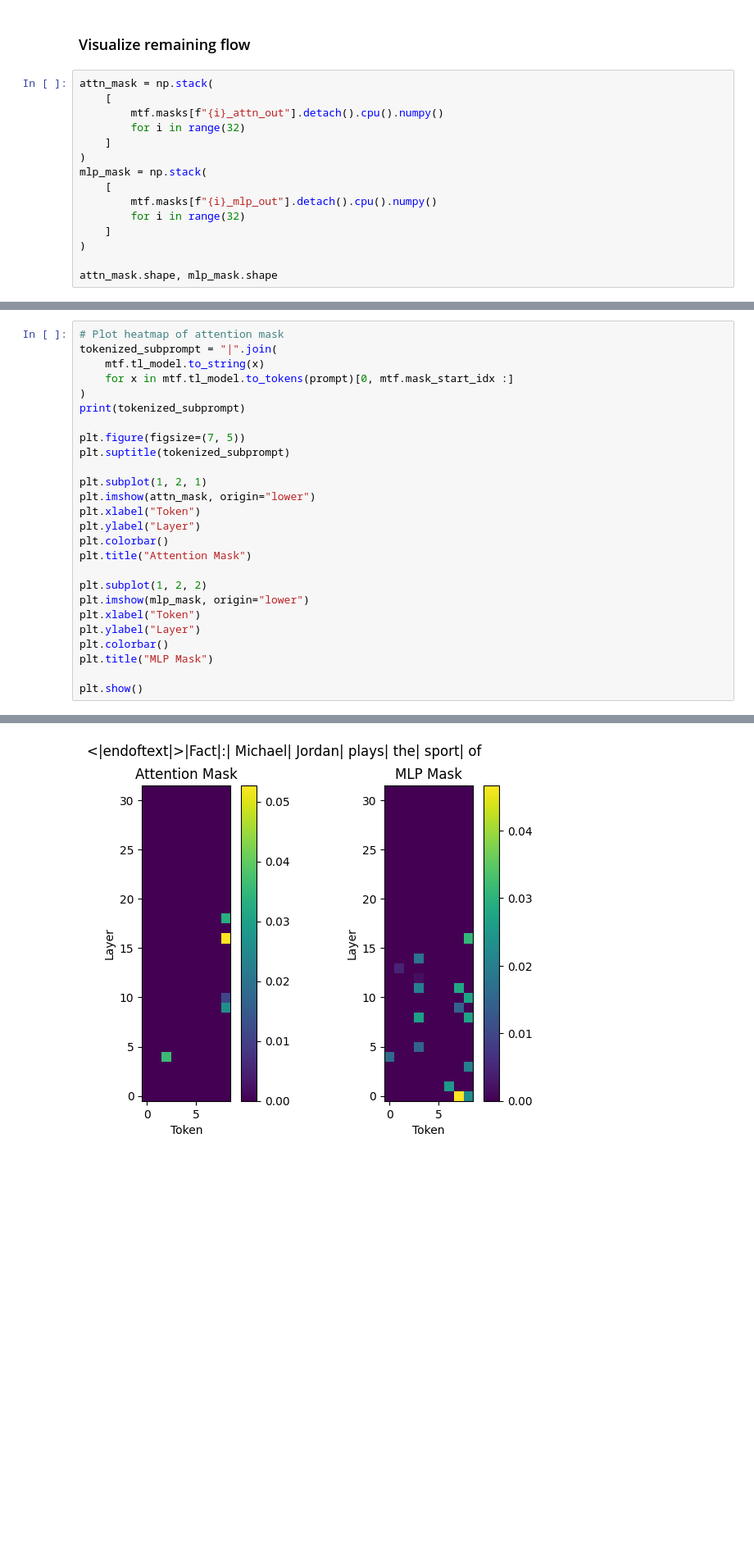
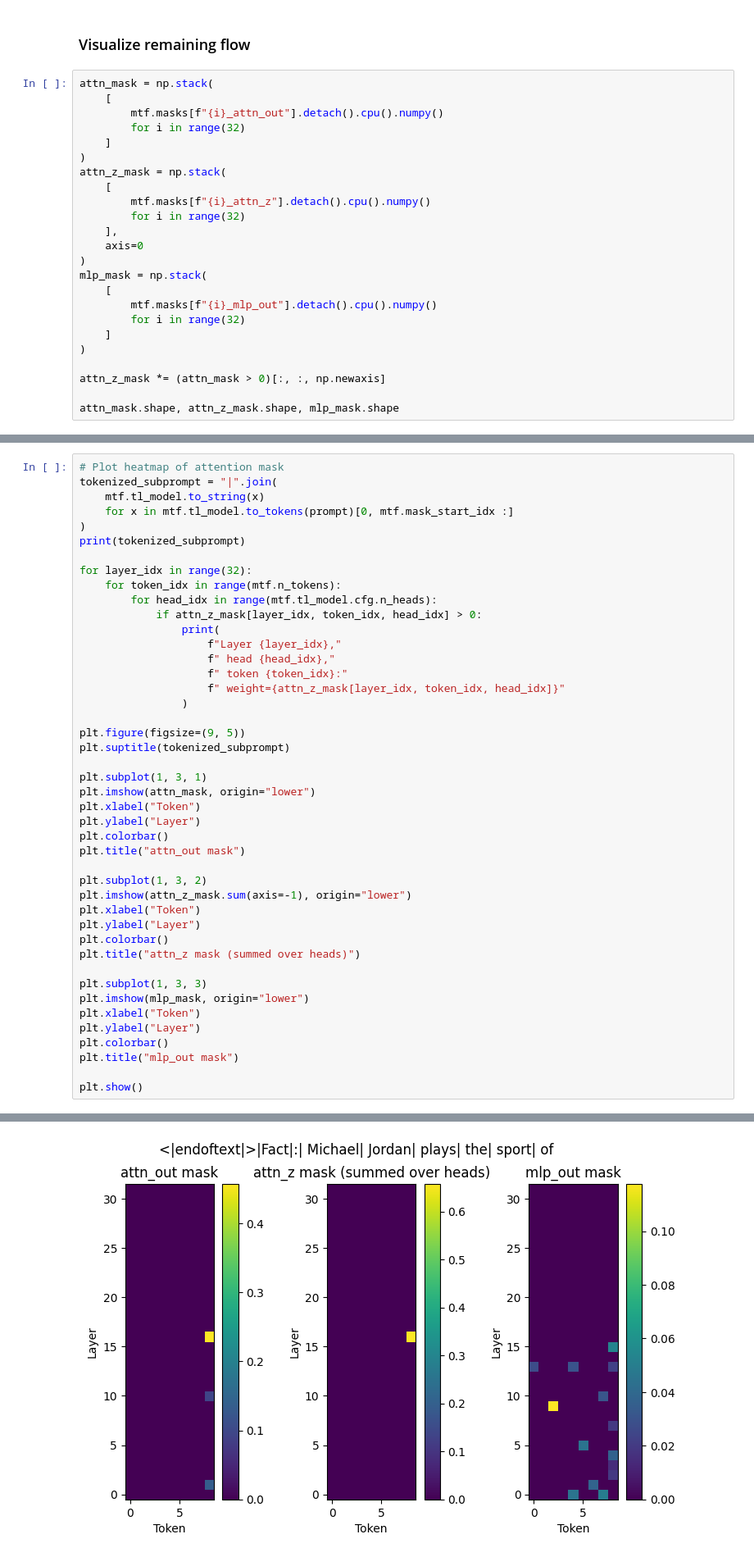
Before and after one commit to ed1d1a8d/prompt-injection-interp, a Jupyter notebook: notebooks/subnet-flow-pythia.ipynb, the cells around one changed output, grey strips where cells are left out. Shown at 82% size. Saved outputs shown, nothing was run; the diff lists cells and outputs as text; blank space fills up the shorter version.

Commit message:
Head based masking!

```diff
--- a/notebooks/subnet-flow-pythia.ipynb
+++ b/notebooks/subnet-flow-pythia.ipynb
@@ -256,6 +251,13 @@ attn_mask = np.stack(
         mtf.masks[f"{i}_attn_out"].detach().cpu().numpy()
         for i in range(32)
     ]
+)
+attn_z_mask = np.stack(
+    [
+        mtf.masks[f"{i}_attn_z"].detach().cpu().numpy()
+        for i in range(32)
+    ],
+    axis=0
 )
 mlp_mask = np.stack(
     [
@@ -264,5 +266,7 @@ mlp_mask = np.stack(
     ]
 )
 
-attn_mask.shape, mlp_mask.shape
+attn_z_mask *= (attn_mask > 0)[:, :, np.newaxis]
+
+attn_mask.shape, attn_z_mask.shape, mlp_mask.shape
 # %% [output]
@@ -275,22 +279,40 @@ tokenized_subprompt = "|".join(
 )
 print(tokenized_subprompt)
 
-plt.figure(figsize=(7, 5))
+for layer_idx in range(32):
+    for token_idx in range(mtf.n_tokens):
+        for head_idx in range(mtf.tl_model.cfg.n_heads):
+            if attn_z_mask[layer_idx, token_idx, head_idx] > 0:
+                print(
+                    f"Layer {layer_idx},"
+                    f" head {head_idx},"
+                    f" token {token_idx}:"
+                    f" weight={attn_z_mask[layer_idx, token_idx, head_idx]}"
+                )
+
+plt.figure(figsize=(9, 5))
 plt.suptitle(tokenized_subprompt)
 
-plt.subplot(1, 2, 1)
+plt.subplot(1, 3, 1)
 plt.imshow(attn_mask, origin="lower")
 plt.xlabel("Token")
 plt.ylabel("Layer")
 plt.colorbar()
-plt.title("Attention Mask")
+plt.title("attn_out mask")
 
-plt.subplot(1, 2, 2)
+plt.subplot(1, 3, 2)
+plt.imshow(attn_z_mask.sum(axis=-1), origin="lower")
+plt.xlabel("Token")
+plt.ylabel("Layer")
+plt.colorbar()
+plt.title("attn_z mask (summed over heads)")
+
+plt.subplot(1, 3, 3)
 plt.imshow(mlp_mask, origin="lower")
 plt.xlabel("Token")
 plt.ylabel("Layer")
 plt.colorbar()
-plt.title("MLP Mask")
+plt.title("mlp_out mask")
 
 plt.show()
 # %% [output]
@@ -298,4 +322,4 @@ plt.show()
-[figure, old version]
+[figure, new version]
 # %% [markdown]
 ### Analyze thresholding
 # %%
```
Also changed, not shown: parts of 7 cells of this notebook, 1 other file.
